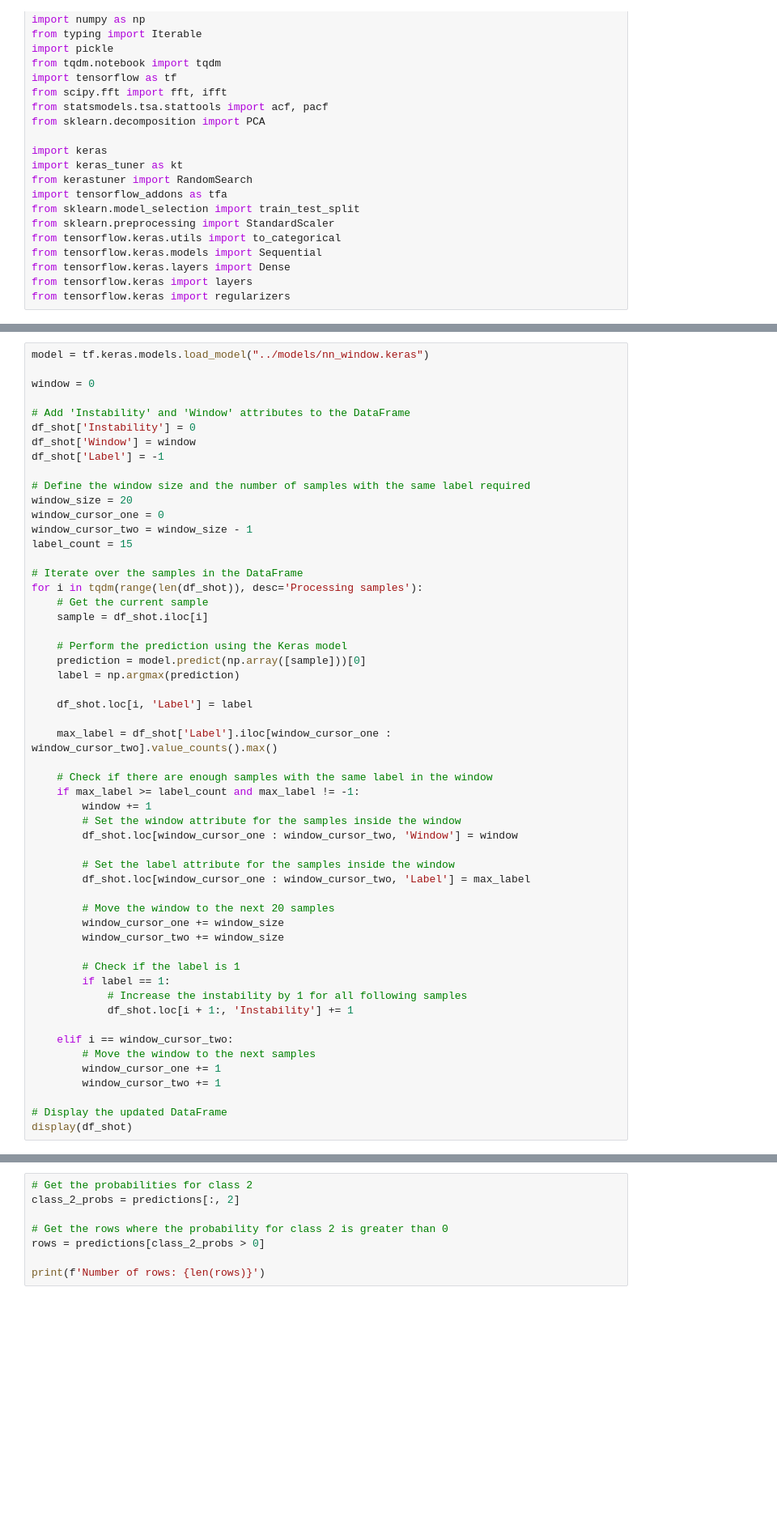
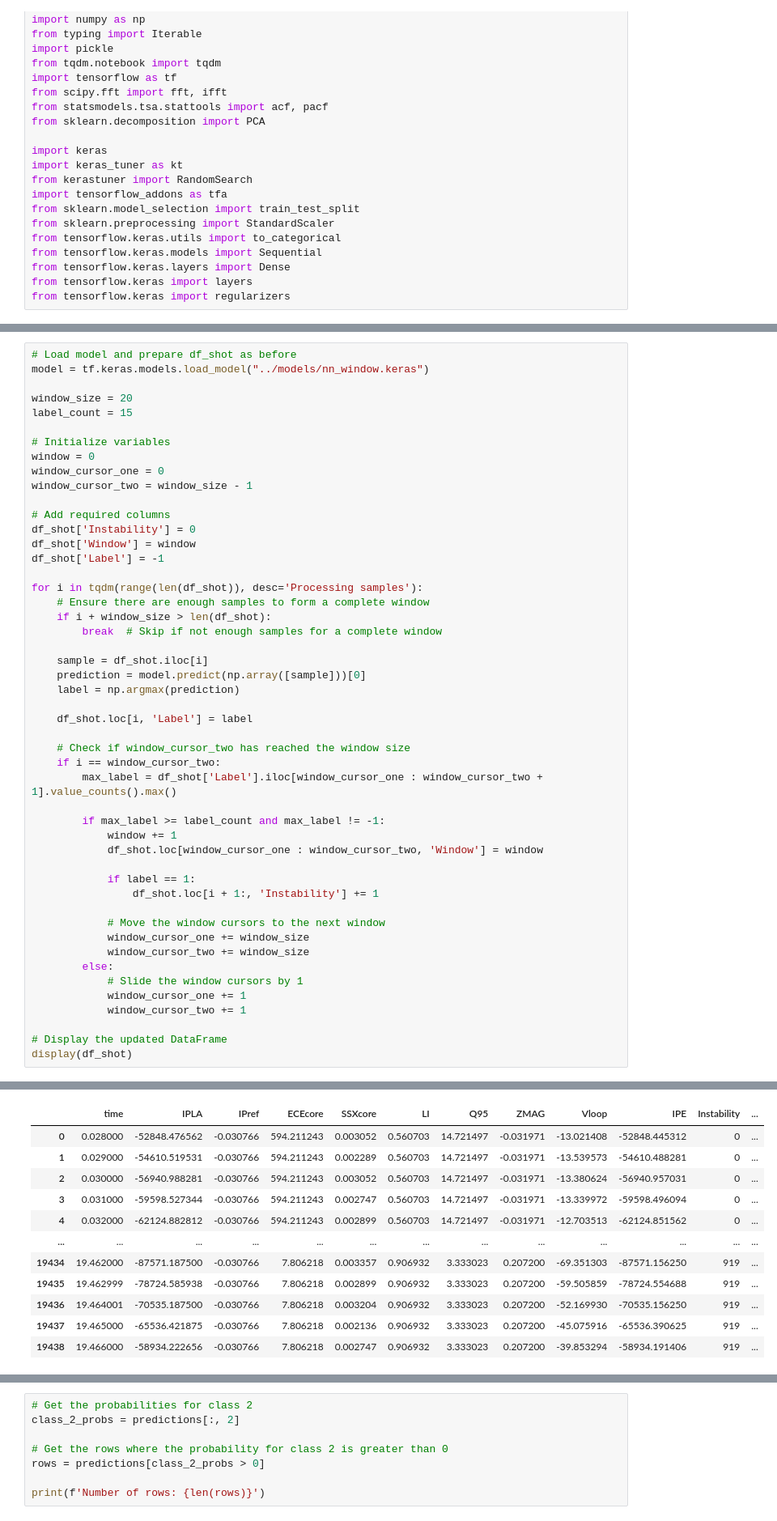
Before and after one commit to CS-433/ml-project-2-nuclear-fusion, a Jupyter notebook: code/pipeline.ipynb, the cells around one changed output, grey strips where cells are left out. Shown at 81% size. Saved outputs shown, nothing was run; the diff lists cells and outputs as text; blank space fills up the shorter version.

```diff
--- a/code/pipeline.ipynb
+++ b/code/pipeline.ipynb
@@ -53,54 +53,49 @@ display(df_shot)
 # %%
+# Load model and prepare df_shot as before
 model = tf.keras.models.load_model("../models/nn_window.keras")
 
+window_size = 20
+label_count = 15
+
+# Initialize variables
 window = 0
+window_cursor_one = 0
+window_cursor_two = window_size - 1
 
-# Add 'Instability' and 'Window' attributes to the DataFrame
+# Add required columns
 df_shot['Instability'] = 0
 df_shot['Window'] = window
 df_shot['Label'] = -1
 
-# Define the window size and the number of samples with the same label required
-window_size = 20
-window_cursor_one = 0
-window_cursor_two = window_size - 1
-label_count = 15
+for i in tqdm(range(len(df_shot)), desc='Processing samples'):
+    # Ensure there are enough samples to form a complete window
+    if i + window_size > len(df_shot):
+        break  # Skip if not enough samples for a complete window
 
-# Iterate over the samples in the DataFrame
-for i in tqdm(range(len(df_shot)), desc='Processing samples'):
-    # Get the current sample
     sample = df_shot.iloc[i]
-
-    # Perform the prediction using the Keras model
     prediction = model.predict(np.array([sample]))[0]
     label = np.argmax(prediction)
 
     df_shot.loc[i, 'Label'] = label
 
-    max_label = df_shot['Label'].iloc[window_cursor_one : window_cursor_two].value_counts().max()
+    # Check if window_cursor_two has reached the window size
+    if i == window_cursor_two:
+        max_label = df_shot['Label'].iloc[window_cursor_one : window_cursor_two + 1].value_counts().max()
 
-    # Check if there are enough samples with the same label in the window
-    if max_label >= label_count and max_label != -1:
-        window += 1
-        # Set the window attribute for the samples inside the window
-        df_shot.loc[window_cursor_one : window_cursor_two, 'Window'] = window
+        if max_label >= label_count and max_label != -1:
+            window += 1
+            df_shot.loc[window_cursor_one : window_cursor_two, 'Window'] = window
 
-        # Set the label attribute for the samples inside the window
-        df_shot.loc[window_cursor_one : window_cursor_two, 'Label'] = max_label
+            if label == 1:
+                df_shot.loc[i + 1:, 'Instability'] += 1
 
-        # Move the window to the next 20 samples
-        window_cursor_one += window_size
-        window_cursor_two += window_size
-
-        # Check if the label is 1
-        if label == 1:
-            # Increase the instability by 1 for all following samples
-            df_shot.loc[i + 1:, 'Instability'] += 1
-
-    elif i == window_cursor_two:
-        # Move the window to the next samples
-        window_cursor_one += 1
-        window_cursor_two += 1
+            # Move the window cursors to the next window
+            window_cursor_one += window_size
+            window_cursor_two += window_size
+        else:
+            # Slide the window cursors by 1
+            window_cursor_one += 1
+            window_cursor_two += 1
 
 # Display the updated DataFrame
 display(df_shot)
@@ -124 +119,13 @@ display(df_shot)
 1/1 [==========
+|  | time | IPLA | IPref | ECEcore | SSXcore | LI | Q95 | ZMAG | Vloop | IPE | Instability | ... |
+| 0 | 0.028000 | -52848.476562 | -0.030766 | 594.211243 | 0.003052 | 0.560703 | 14.721497 | -0.031971 | -13.021408 | -52848.445312 | 0 | ... |
+| 1 | 0.029000 | -54610.519531 | -0.030766 | 594.211243 | 0.002289 | 0.560703 | 14.721497 | -0.031971 | -13.539573 | -54610.488281 | 0 | ... |
+| 2 | 0.030000 | -56940.988281 | -0.030766 | 594.211243 | 0.003052 | 0.560703 | 14.721497 | -0.031971 | -13.380624 | -56940.957031 | 0 | ... |
+| 3 | 0.031000 | -59598.527344 | -0.030766 | 594.211243 | 0.002747 | 0.560703 | 14.721497 | -0.031971 | -13.339972 | -59598.496094 | 0 | ... |
+| 4 | 0.032000 | -62124.882812 | -0.030766 | 594.211243 | 0.002899 | 0.560703 | 14.721497 | -0.031971 | -12.703513 | -62124.851562 | 0 | ... |
+| ... | ... | ... | ... | ... | ... | ... | ... | ... | ... | ... | ... | ... |
+| 19434 | 19.462000 | -87571.187500 | -0.030766 | 7.806218 | 0.003357 | 0.906932 | 3.333023 | 0.207200 | -69.351303 | -87571.156250 | 919 | ... |
+| 19435 | 19.462999 | -78724.585938 | -0.030766 | 7.806218 | 0.002899 | 0.906932 | 3.333023 | 0.207200 | -59.505859 | -78724.554688 | 919 | ... |
+| 19436 | 19.464001 | -70535.187500 | -0.030766 | 7.806218 | 0.003204 | 0.906932 | 3.333023 | 0.207200 | -52.169930 | -70535.156250 | 919 | ... |
+| 19437 | 19.465000 | -65536.421875 | -0.030766 | 7.806218 | 0.002136 | 0.906932 | 3.333023 | 0.207200 | -45.075916 | -65536.390625 | 919 | ... |
+| 19438 | 19.466000 | -58934.222656 | -0.030766 | 7.806218 | 0.002747 | 0.906932 | 3.333023 | 0.207200 | -39.853294 | -58934.191406 | 919 | ... |
```
Also changed, not shown: parts of 15 cells of this notebook, 7 other files.
